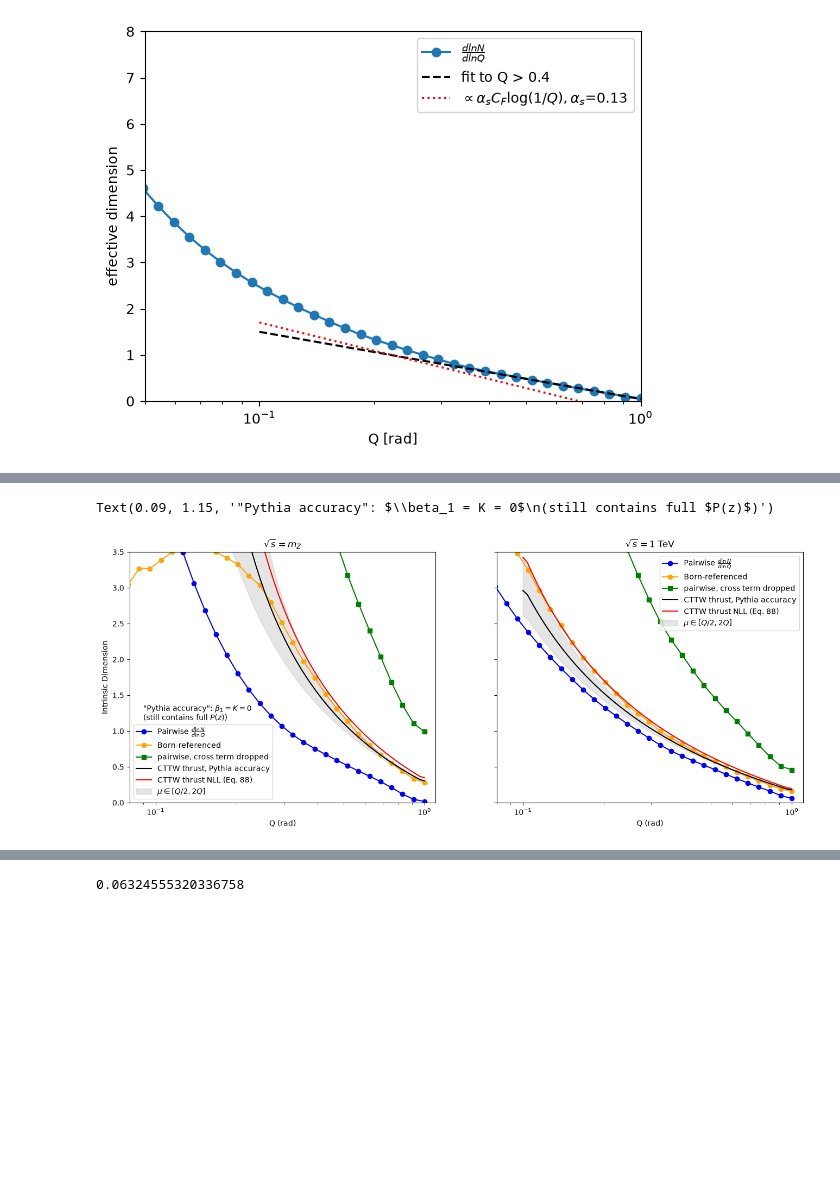
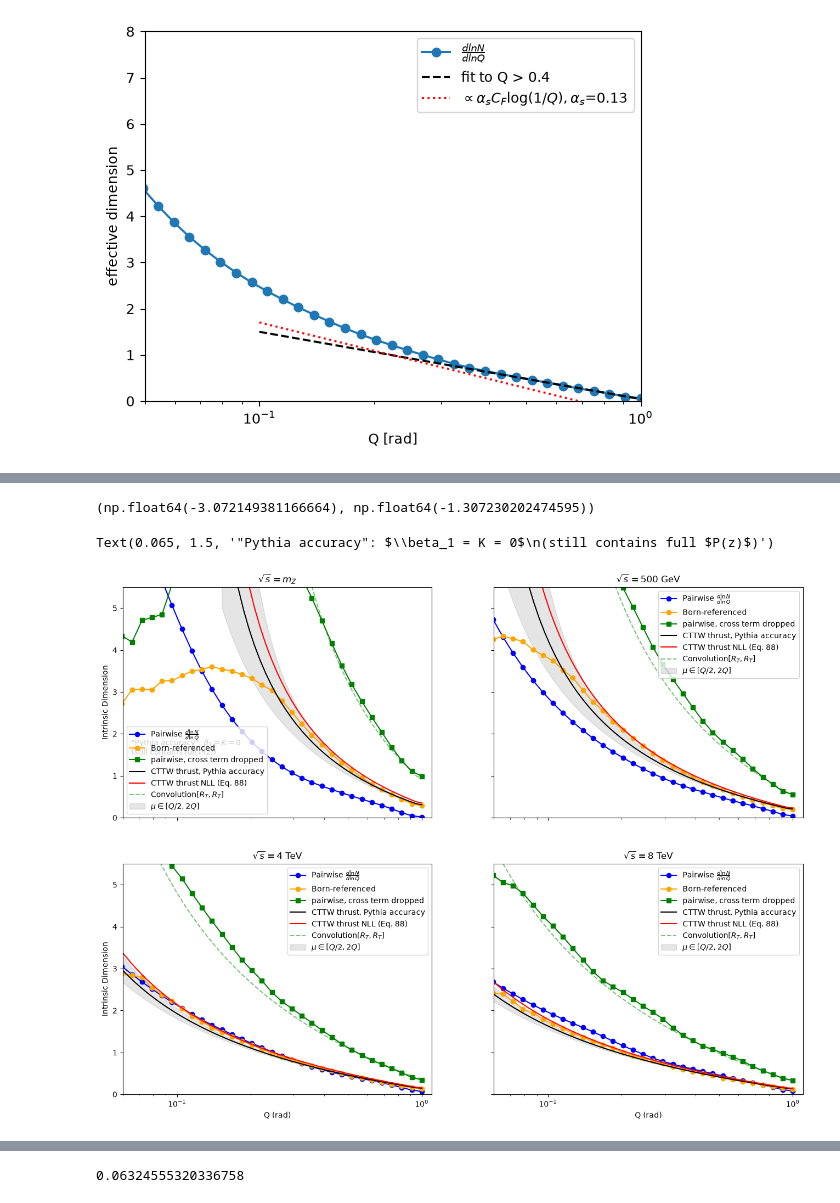
Before and after one commit to ykahn/Jet-Scaling-Laws, a Jupyter notebook: StevensCode/Pythia_EFP_NTK.ipynb, the cells around one changed output, grey strips where cells are left out. Cells and saved outputs as stored; diff of their text form; code cells hidden in the pictures; blank space fills up the shorter version.

```diff
--- a/StevensCode/Pythia_EFP_NTK.ipynb
+++ b/StevensCode/Pythia_EFP_NTK.ipynb
@@ -417,13 +557,14 @@ Define S, N, (mask N, Q), and d :
 Qs = np.logspace(-2, 0, 50)
 M = 10_000
 Ns, Nm, Ds, Qm = {}, {}, {}, {}
-minNs = {'Z': 0.3, 'Z08': 3e3, 'Z12': 2e3, 'Z16': 1e3, 'Z1': 0.3, 'Z2': 0.3, 'Z3': 0.3, 'Z1TeV': 0.3,}
+minNs = {'Z': 0.3, 'Z08': 3e3, 'Z12': 2e3, 'Z16': 1e3, 'Z1': 0.3, 'Z2': 0.3, 'Z3': 0.3, 'Z500GeV': 0.3, 'Z1TeV': 0.3, 'Z2TeV': 0.3,  'Z4TeV': 0.3, 'Z8TeV': 0.3}
 # Distance from Born
 Qborn = np.r_[np.zeros(512), np.full(512, np.pi)]
 Nb, Db, Qb = {}, {}, {}
 North, Nfull, Dorth, Dfull = {}, {}, {}, {}
 
-for key in ['Z', 'Z08', 'Z12', 'Z16', 'Z1', 'Z2', 'Z3', 'Z1TeV']:
+# for key in ['Z', 'Z08', 'Z12', 'Z16', 'Z1', 'Z2', 'Z3', 'Z1TeV']:
+for key in ['Z', 'Z500GeV', 'Z1TeV', 'Z2TeV', 'Z4TeV', 'Z8TeV']:
     S = semd_matrix(QVC_sets[key][:M])
     Ns[key] = np.array([N_of_Q(S, Q).mean() for Q in Qs])
     ok = Ns[key] > minNs[key]
@@ -433,7 +574,7 @@ for key in ['Z', 'Z08', 'Z12', 'Z16', 'Z1', 'Z2', 'Z3', 'Z1TeV']:
     ### Define V ###
     V = QVC_sets[key][:M] - Qborn
     ###### Born-Referenced ####
-    d_born = np.linalg.norm(QVC_sets[key] - Qborn , axis=1)/np.sqrt(1024)   # SEMD of each event from Born
+    d_born = np.linalg.norm(QVC_sets[key] - Qborn , axis=1)/np.sqrt(1024)
     Nb[key] = np.array([(d_born < Q).sum() for Q in Qs])
     okb = Nb[key] > 10
     Qb[key] = Qs[okb]
@@ -443,8 +584,3 @@ for key in ['Z', 'Z08', 'Z12', 'Z16', 'Z1', 'Z2', 'Z3', 'Z1TeV']:
     D2orth = db[:,None]**2 + db[None,:]**2;  np.fill_diagonal(D2orth, np.inf)   # pair "distance" with cross term dropped
     North[key] = np.array([(D2orth < Q**2).sum(1).mean() for Q in Qs])
     Dorth[key]  = np.gradient(np.log(North[key]), np.log(Qs))
-    # ###### put cross term back in ####
-    # D2full = D2orth - 2*(V @ V.T)/128;  np.fill_diagonal(D2full, np.inf)   # = pairwise SEMD^2 exactly
-    # Nfull[key]  = np.array([(D2full < Q**2).sum(1).mean() for Q in Qs])
-    # Dfull[key]  = np.gradient(np.log(Nfull[key]), np.log(Qs))
-# np.allclose(Nfull['Z'], Ns['Z'])
@@ -669,8 +789,10 @@ def f1p(lam):                                        # (75)
     return A1/(2*np.pi*beta0*lam**2)*(np.log(1-2*lam) - 2*np.log(1-lam))
 
 def lnR_T(tau, nll=True, as_mz=0.1365, xmu=1, shower=False, Qcm=91.19):     # xmu = mu/Q
-    mu = xmu*Qcm;  a_mu = as_mz/(1 + beta0*as_mz*np.log(mu**2/91.19**2))   # alpha_s(mu^2), one loop
-    L = np.log(1/tau);  lam = beta0*a_mu*L                                     # (86) with alpha_s(mu^2)
+    mu = xmu*Qcm;
+    a_mu = as_mz/(1 + beta0*as_mz*np.log(mu**2/91.19**2))
+    L = np.log(1/tau);
+    lam = beta0*a_mu*L                                     # (86) with alpha_s(mu^2)
     out = 2*L*f1(lam)
     if nll: out += 2*f2(lam, shower) + 2*lam**2*f1p(lam)*np.log(xmu**2) - gammaln(1 - 2*f1(lam) - 2*lam*f1p(lam))
     return out
@@ -681,7 +803,7 @@ def lnR_T_fixed(tau, a_s, nll=True):             # eq. 88 at beta0 -> 0 (fixed c
     if nll: out += 3*CF*a_s/(2*np.pi)*L - gE*Rp - gammaln(1 + Rp)
     return out
 
-Qg = np.logspace(np.log10(0.1), 0, 60);
+Qg = np.logspace(np.log10(0.05), 0, 60);
 tau = Qg**2/4
 dim = lambda s: np.gradient(s, np.log(Qg))                  # = 4 dlnSigma/dln(tau)
 dT_LL   = dim(lnR_T(tau, nll=False, Qcm=1000))                          # LL only
@@ -730,22 +827,36 @@ Text(0, 0.5, 'Intrinsic Dimension')
+# %%
+lnR_T(0.01, Qcm=91.19), lnR_T(0.01, Qcm=1000.)
+# %% [output]
+(np.float64(-3.072149381166664), np.float64(-1.307230202474595))
 # %%
 dimf = lambda s: np.gradient(s, np.log(Qg))
-th = {}
-for E, Qcm in [('mZ', 91.19), ('1TeV', 1000.)]:
-    th[E] = (dimf(lnR_T(tau, shower=True, Qcm=Qcm)), dimf(lnR_T(tau, Qcm=Qcm)),
-             dimf(lnR_T(tau, xmu=0.5, shower=True, Qcm=Qcm)), dimf(lnR_T(tau, xmu=2, shower=True, Qcm=Qcm)))
+panels = [('Z', 91.19, r'$\sqrt{s} = m_Z$'), ('Z500GeV', 500., r'$\sqrt{s} = 500$ GeV'),
+          ('Z4TeV', 4000., r'$\sqrt{s} = 4$ TeV'), ('Z8TeV', 8000., r'$\sqrt{s} = 8$ TeV')]
+th, dC = {}, {}
+for key, Qcm, _ in panels:
+    th[key] = (dimf(lnR_T(tau, shower=True, Qcm=Qcm)), dimf(lnR_T(tau, Qcm=Qcm)),
+               dimf(lnR_T(tau, xmu=0.5, shower=True, Qcm=Qcm)), dimf(lnR_T(tau, xmu=2, shower=True, Qcm=Qcm)))
+    dC[key] = dimf(lnConv(Qg, shower=True, Qcm=Qcm))
 
-fig, (axL, axR) = plt.subplots(1, 2, figsize=(16, 6), sharey=True)
-for ax, key, E, title in [(axL, 'Z', 'mZ', r'$\sqrt{s} = m_Z$'), (axR, 'Z1TeV', '1TeV', r'$\sqrt{s} = 1$ TeV')]:
-    sh, nll, lo, hi = th[E]
+fig, axs = plt.subplots(2, 2, figsize=(16, 12), sharey=True, sharex=True)
+# ### d += DeltaGamma from B12 of Larkowski 2025
+# from scipy.special import zeta
+# dg = 2*(0.1365/(2*np.pi))**2*CF**2*(6*np.pi**2*np.log(2) - 7*zeta(3))
+# for ax, (key, _, _) in zip(axs.flat, panels): ax.semilogx(Qg, dC[key] - dg, 'k:', label=r'Conv$[R_T,R_T]$ $-\,\Delta\gamma^{(2)}_{AB}$')
+# ###
+for ax, (key, Qcm, title) in zip(axs.flat, panels):
+    sh, nll, lo, hi = th[key]
     ax.semilogx(Qm[key], Ds[key], 'o-', color='b', label=r'Pairwise $\frac{d\ln N}{d\ln Q}$')
     ax.semilogx(Qb[key], Db[key], 'o-', color='orange', label='Born-referenced')
     ax.semilogx(Qs, Dorth[key], 's-', color='g', label='pairwise, cross term dropped')
-    ax.semilogx(Qg, 1*sh, 'k-', label='CTTW thrust, Pythia accuracy')
-    ax.semilogx(Qg, 1*nll, 'r-', label='CTTW thrust NLL (Eq. 88)')
+    ax.semilogx(Qg, sh, 'k-', label='CTTW thrust, Pythia accuracy')
+    ax.semilogx(Qg, nll, 'r-', label='CTTW thrust NLL (Eq. 88)')
+    ax.semilogx(Qg, dC[key], 'g--', alpha=0.5, label=r'Convolution$[R_T, R_T]$')
     ax.fill_between(Qg, np.minimum(lo, hi), np.maximum(lo, hi), color='k', alpha=0.1, label=r'$\mu \in [Q/2, 2Q]$')
-    ax.set_xlim(0.08, 1.1); ax.set_ylim(0, 3.5); ax.set_xlabel('Q (rad)'); ax.set_title(title); ax.legend()
-axL.set_ylabel('Intrinsic Dimension')
-axL.text(0.09, 1.15, '"Pythia accuracy": $\\beta_1 = K = 0$\n(still contains full $P(z)$)')
+    ax.set_xlim(0.06, 1.1); ax.set_ylim(0, 5.5); ax.set_title(title); ax.legend()
+for ax in axs[1]: ax.set_xlabel('Q (rad)')
+for ax in axs[:, 0]: ax.set_ylabel('Intrinsic Dimension')
+axs[0, 0].text(0.065, 1.5, '"Pythia accuracy": $\\beta_1 = K = 0$\n(still contains full $P(z)$)')
 # %% [output]
-Text(0.09, 1.15, '"Pythia accuracy": $\\beta_1 = K = 0$\n(still contains full $P(z)$)')
+Text(0.065, 1.5, '"Pythia accuracy": $\\beta_1 = K = 0$\n(still contains full $P(z)$)')
-[figure, old version]
+[figure, new version]
```
Also changed, not shown: parts of 40 cells of this notebook, 1 other file.
